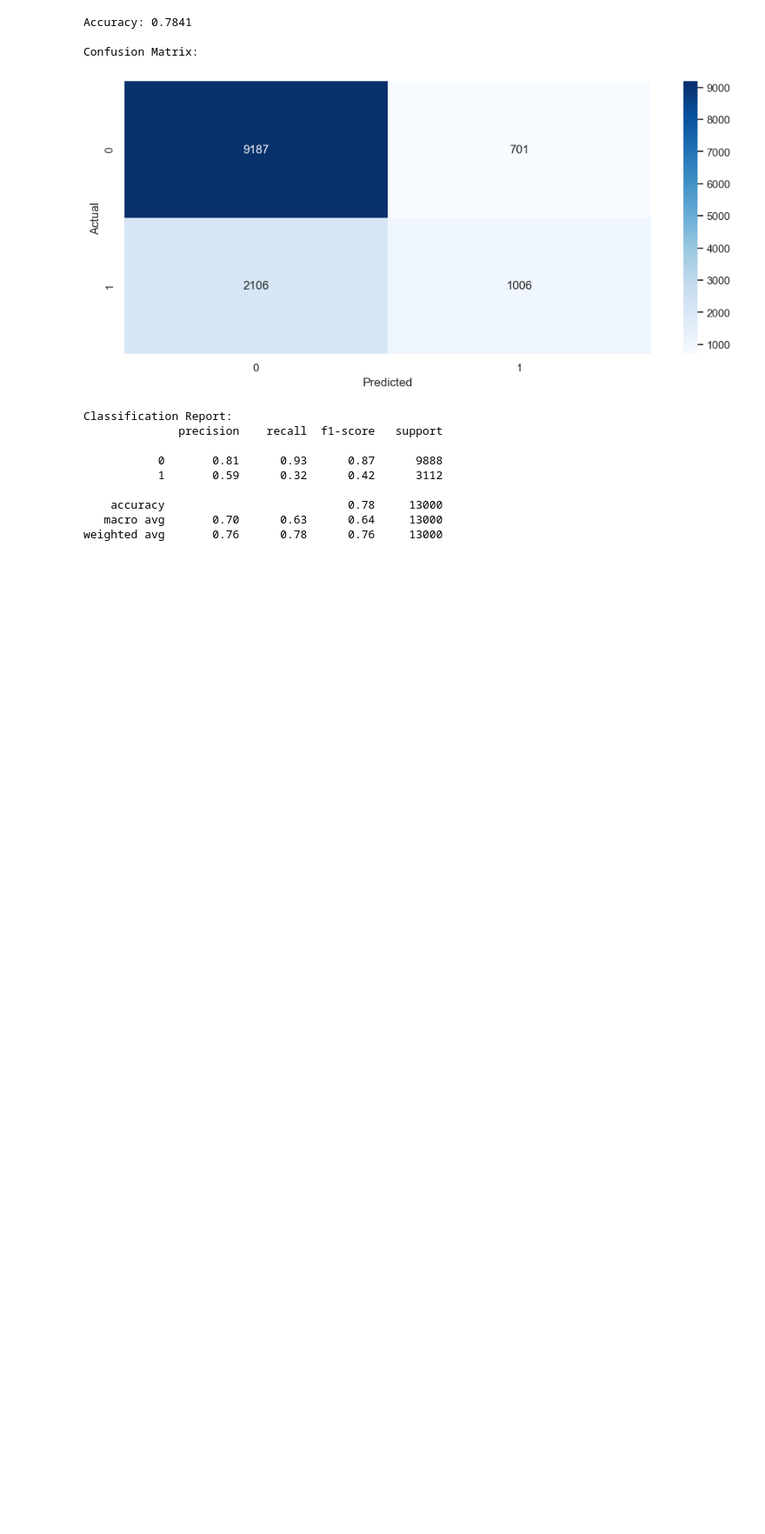
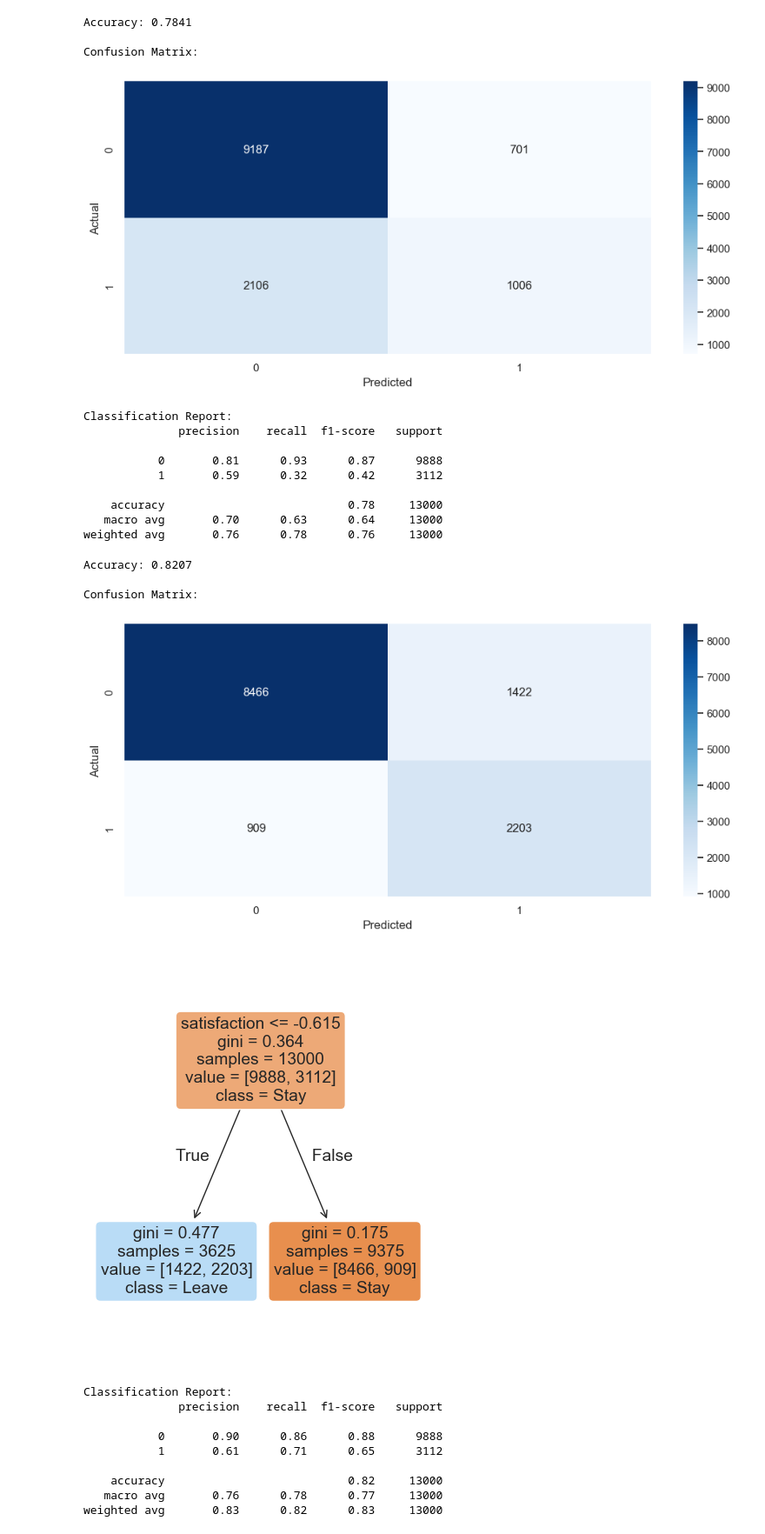
Before and after one commit to bang-a-coder/strategy_analytics, a Jupyter notebook: week2_infogain.ipynb, the cells around one changed output. Shown at 87% size. Drawn from its saved outputs; the diff is of its cells as text; code cells hidden in the pictures; blank space fills up the shorter version.

Commit message:
Implement decision tree models with varying complexity for employee turnover prediction

```diff
--- a/week2_infogain.ipynb
+++ b/week2_infogain.ipynb
@@ -579,3 +581,48 @@ Classification Report:
     accuracy                           0.78     13000
    macro avg       0.70      0.63      0.64     13000
 weighted avg       0.76      0.78      0.76     13000
+# %%
+# Create and fit a decision stump (depth=1 tree)
+stump = make_pipeline(preprocessor, DecisionTreeClassifier(max_depth=1))
+X = df2.drop(['left', 'left_yes', 'left_no'], axis=1)
+y = df2['left_yes']
+
+# Fit the model
+stump.fit(X, y)
+
+# Get predictions
+y_pred = stump.predict(X)
+
+# Print accuracy and confusion matrix
+print(f"Accuracy: {stump.score(X, y):.4f}")
+print("\nConfusion Matrix:")
+cm = confusion_matrix(y, y_pred)
+sns.heatmap(cm, annot=True, fmt='d', cmap='Blues')
+plt.xlabel('Predicted')
+plt.ylabel('Actual')
+plt.show()
+
+# Visualize the decision stump
+plt.figure(figsize=(5,6))
+plot_tree(stump[-1], feature_names=X.columns, class_names=['Stay', 'Leave'],
+          filled=True, rounded=True)
+plt.show()
+
+# Print detailed classification report
+print("\nClassification Report:")
+print(classification_report(y, y_pred))
+# %% [output]
+Accuracy: 0.8207
+
+Confusion Matrix:
+[figure, added]
+[figure, added]
+Classification Report:
+              precision    recall  f1-score   support
+
+           0       0.90      0.86      0.88      9888
+           1       0.61      0.71      0.65      3112
+
+    accuracy                           0.82     13000
+   macro avg       0.76      0.78      0.77     13000
+weighted avg       0.83      0.82      0.83     13000
```
Also changed, not shown: parts of 3 cells of this notebook.
